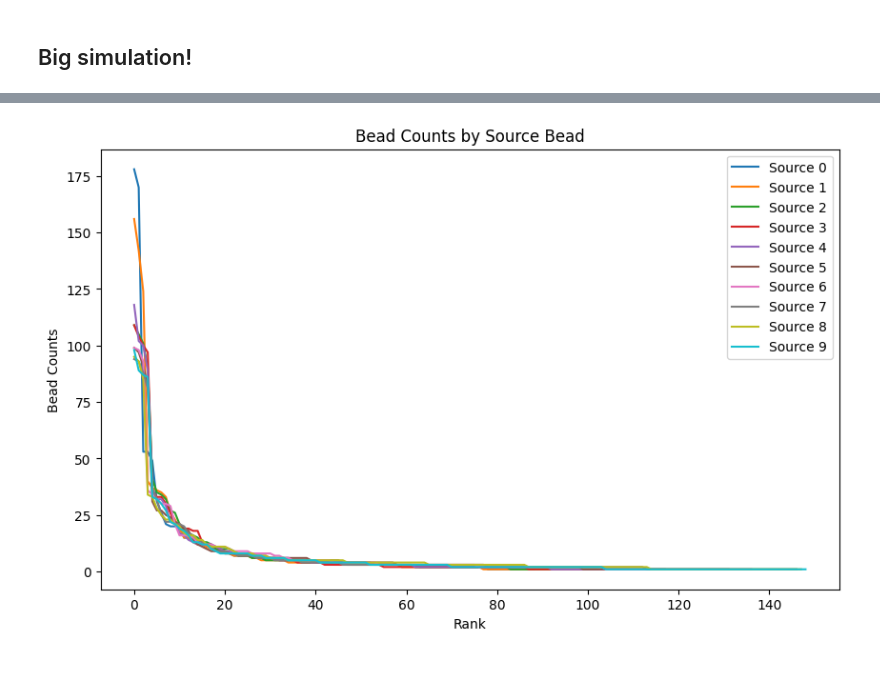
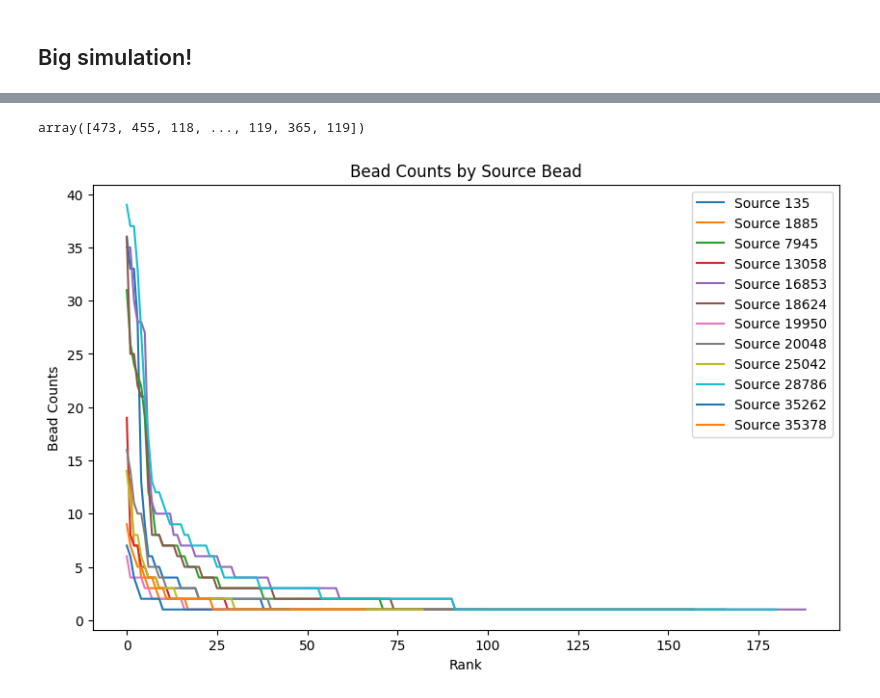
Before and after one commit to matsengrp/sci-space-v2, a Jupyter notebook: notebooks/simulation.ipynb, the cells around one changed output, grey strips where cells are left out. Saved outputs shown, nothing was run; the diff lists cells and outputs as text; code cells hidden in the pictures; blank space fills up the shorter version.

```diff
--- a/notebooks/simulation.ipynb
+++ b/notebooks/simulation.ipynb
@@ -68,2 +47,9 @@ simulated_beads_df = simulator.simulate_experiment(1000)
+# %%
+read_counts = pd.read_csv('../data/nextera_interactions_filtered_row_sums.csv', index_col=0).values.squeeze()
+read_counts
+# %% [output]
+array([473, 455, 118, ..., 119, 365, 119])
 # %%
-simulated_beads_df.to_csv('simulated_beads_1000.csv.gz', index=False, compression='gzip')
+simulator = BaseSimulation(197, 197)
+simulated_beads_df = simulator.simulate_experiment(read_counts)
+simulated_beads_df.to_csv('../data/sim.nextera_interactions_filtered.csv.gz', index=False, compression='gzip')
@@ -72,17 +56,18 @@ several_beads = simulated_beads_df[simulated_beads_df['source_bead'].isin([0, 1,
 # %%
-df = several_beads
+sampled_source_beads = simulated_beads_df['source_bead'].sample(12).unique()
+df = simulated_beads_df[simulated_beads_df['source_bead'].isin(sampled_source_beads)]
 
 # Plotting
 plt.figure(figsize=(10,6))
 
 for source, group in df.groupby('source_bead'):
     sorted_group = group.sort_values(by='bead_counts', ascending=False)
     plt.plot(sorted_group['bead_counts'].values, label=f'Source {source}')
 
 plt.ylabel('Bead Counts')
 plt.xlabel('Rank')
 plt.title('Bead Counts by Source Bead')
 plt.legend()
 plt.show()
 # %% [output]
-[figure, old version]
+[figure, new version]
```
Also changed, not shown: parts of 6 cells of this notebook, 1 other file.
